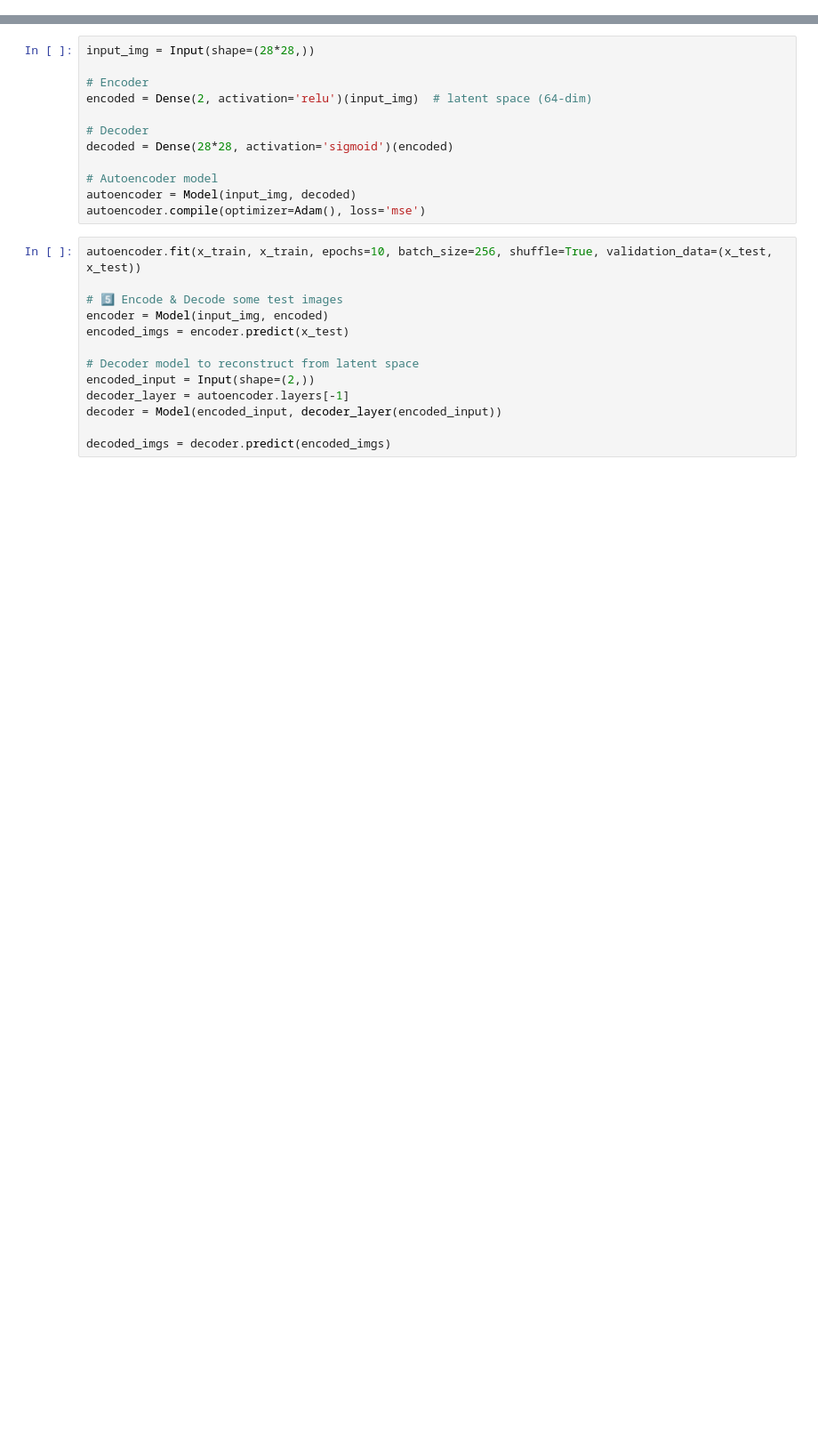
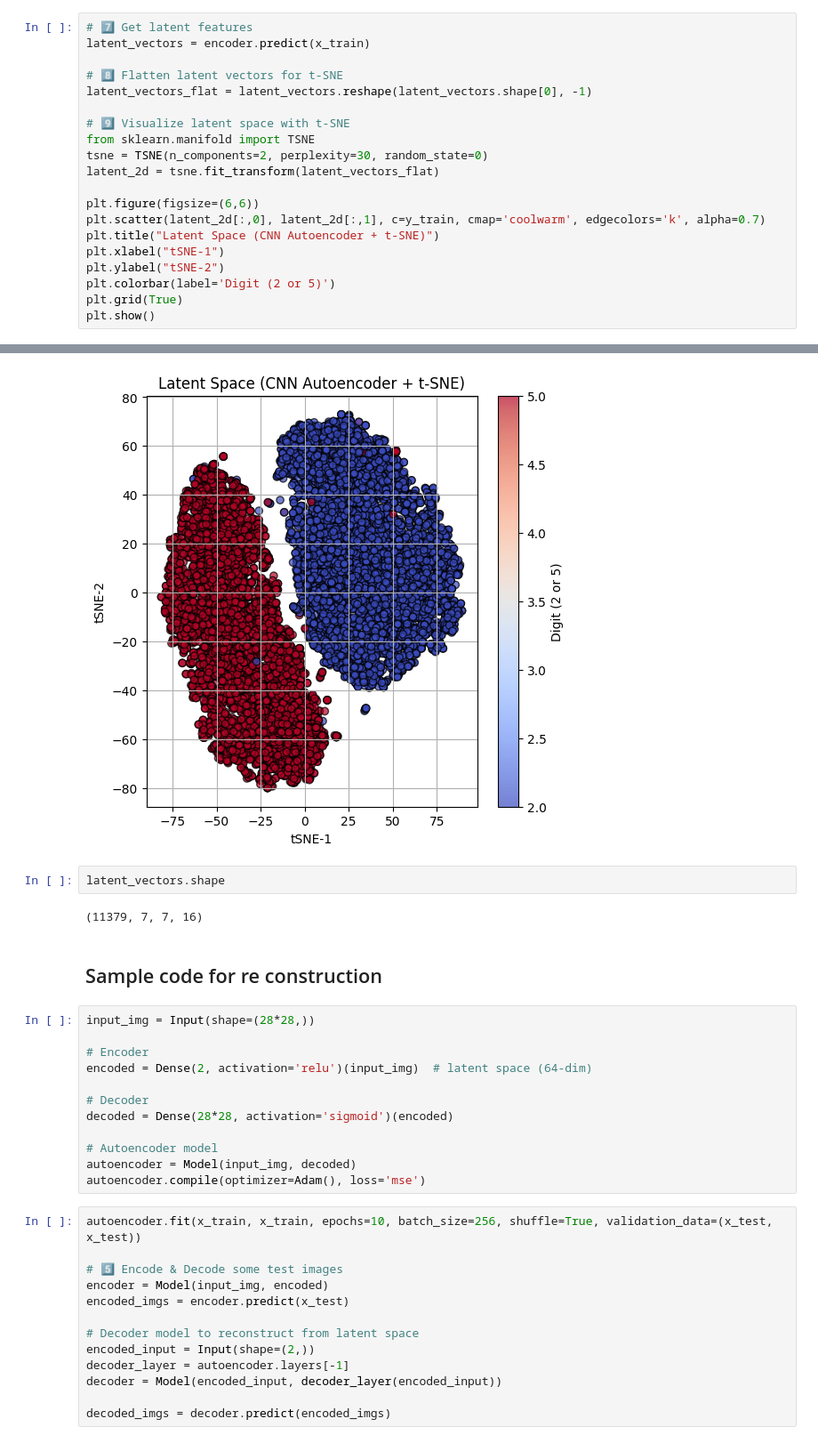
Before and after one commit to ritam-sarkar/ml-practice, a Jupyter notebook: Autoencoder__gray_image.ipynb, the cells around one changed output, grey strips where cells are left out. Shown: that part at 89% size. Saved outputs shown, nothing was run; the diff lists cells and outputs as text; blank space fills up the shorter version.

```diff
--- a/Autoencoder__gray_image.ipynb
+++ b/Autoencoder__gray_image.ipynb
@@ -16,0 +66,21 @@ x_test = x_test.reshape((len(x_test), 28*28))
+# %%
+# 7️⃣ Get latent features
+latent_vectors = encoder.predict(x_train)
+
+# 8️⃣ Flatten latent vectors for t-SNE
+latent_vectors_flat = latent_vectors.reshape(latent_vectors.shape[0], -1)
+
+# 9️⃣ Visualize latent space with t-SNE
+from sklearn.manifold import TSNE
+tsne = TSNE(n_components=2, perplexity=30, random_state=0)
+latent_2d = tsne.fit_transform(latent_vectors_flat)
+
+plt.figure(figsize=(6,6))
+plt.scatter(latent_2d[:,0], latent_2d[:,1], c=y_train, cmap='coolwarm', edgecolors='k', alpha=0.7)
+plt.title("Latent Space (CNN Autoencoder + t-SNE)")
+plt.xlabel("tSNE-1")
+plt.ylabel("tSNE-2")
+plt.colorbar(label='Digit (2 or 5)')
+plt.grid(True)
+plt.show()
+# %% [output]
@@ -17,3 +88,10 @@ x_test = x_test.reshape((len(x_test), 28*28))
+[figure, added]
+# %%
+latent_vectors.shape
+# %% [output]
+(11379, 7, 7, 16)
+# %% [markdown]
+## Sample code for re construction
 # %%
 input_img = Input(shape=(28*28,))
 
```
Also changed, not shown: parts of 13 cells of this notebook.
